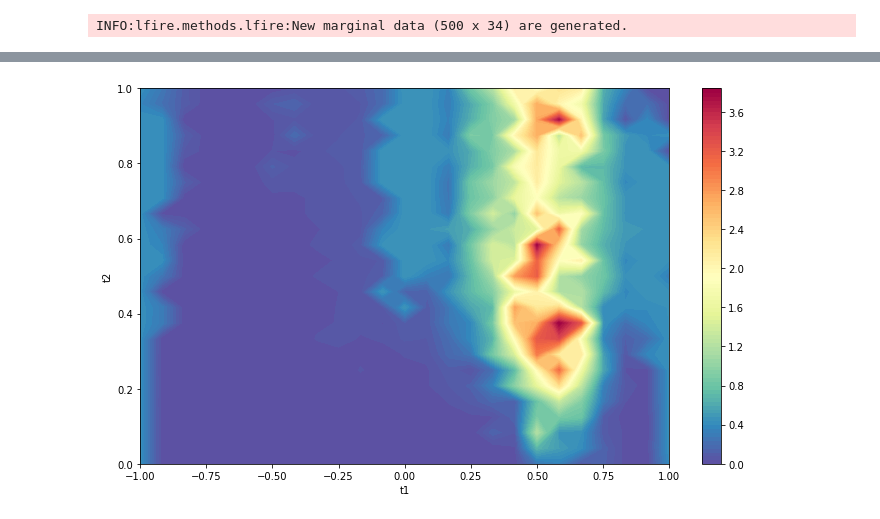
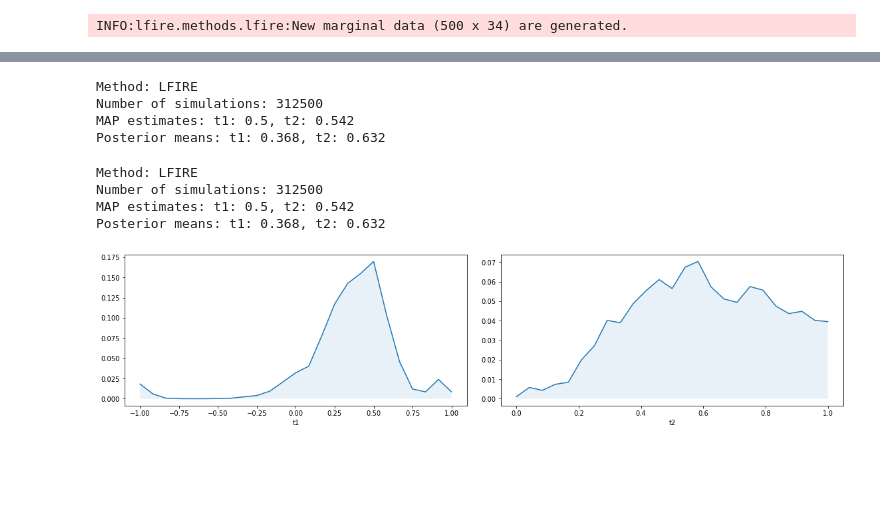
Before and after one commit to elfi-dev/zoo, a Jupyter notebook: lfire/notebooks/arch_example.ipynb, the cells around one changed output, grey strips where cells are left out. Cells and saved outputs as stored; diff of their text form; code cells hidden in the pictures; blank space fills up the shorter version.

Commit message:
Add attributes and visualizations

```diff
--- a/lfire/notebooks/arch_example.ipynb
+++ b/lfire/notebooks/arch_example.ipynb
@@ -75,12 +83,21 @@ results_dict = lfire_res.results()
-# %%
-# Visualize posterior
-pos_vals = results_dict['posterior']
-
-plt.figure(figsize=(10, 6))
-plt.contourf(tt1, tt2, pos_vals.reshape(n, n), 100, cmap='Spectral_r')
-plt.colorbar()
-plt.xlabel('t1'), plt.ylabel('t2')
-plt.tight_layout()
-plt.show()
-# %% [output]
-[figure, removed]
+# %%
+# Print summary
+lfire_res.summary()
+# %% [output]
+Method: LFIRE
+Number of simulations: 312500
+MAP estimates: t1: 0.5, t2: 0.542
+Posterior means: t1: 0.368, t2: 0.632
+# %%
+# Print summary
+print(lfire_res)
+# %% [output]
+Method: LFIRE
+Number of simulations: 312500
+MAP estimates: t1: 0.5, t2: 0.542
+Posterior means: t1: 0.368, t2: 0.632
+# %%
+# Visualize marginals
+lfire_res.plot_marginals();
+# %% [output]
+[figure, added]
```
Also changed, not shown: parts of 4 cells of this notebook, 1 other file.
